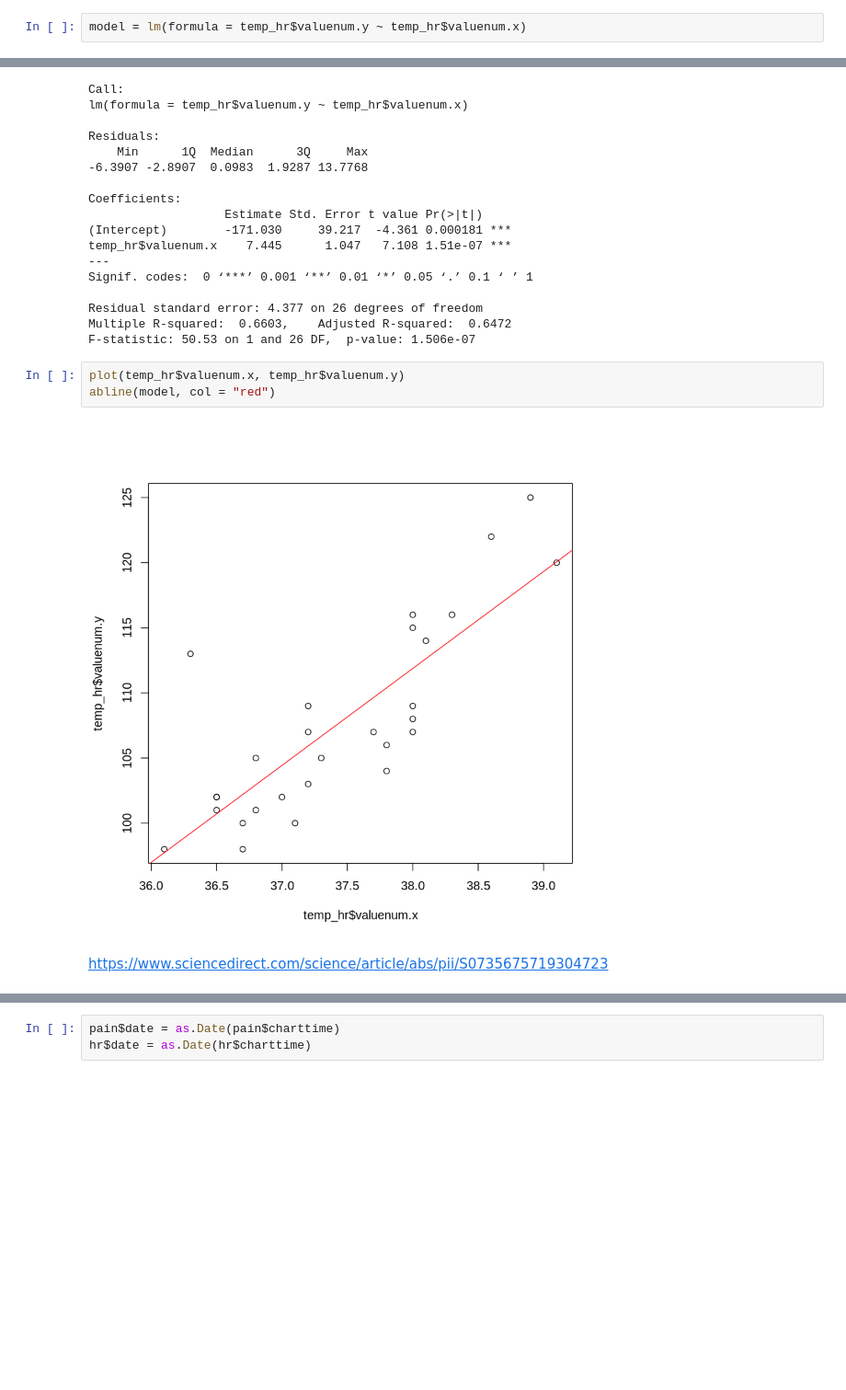
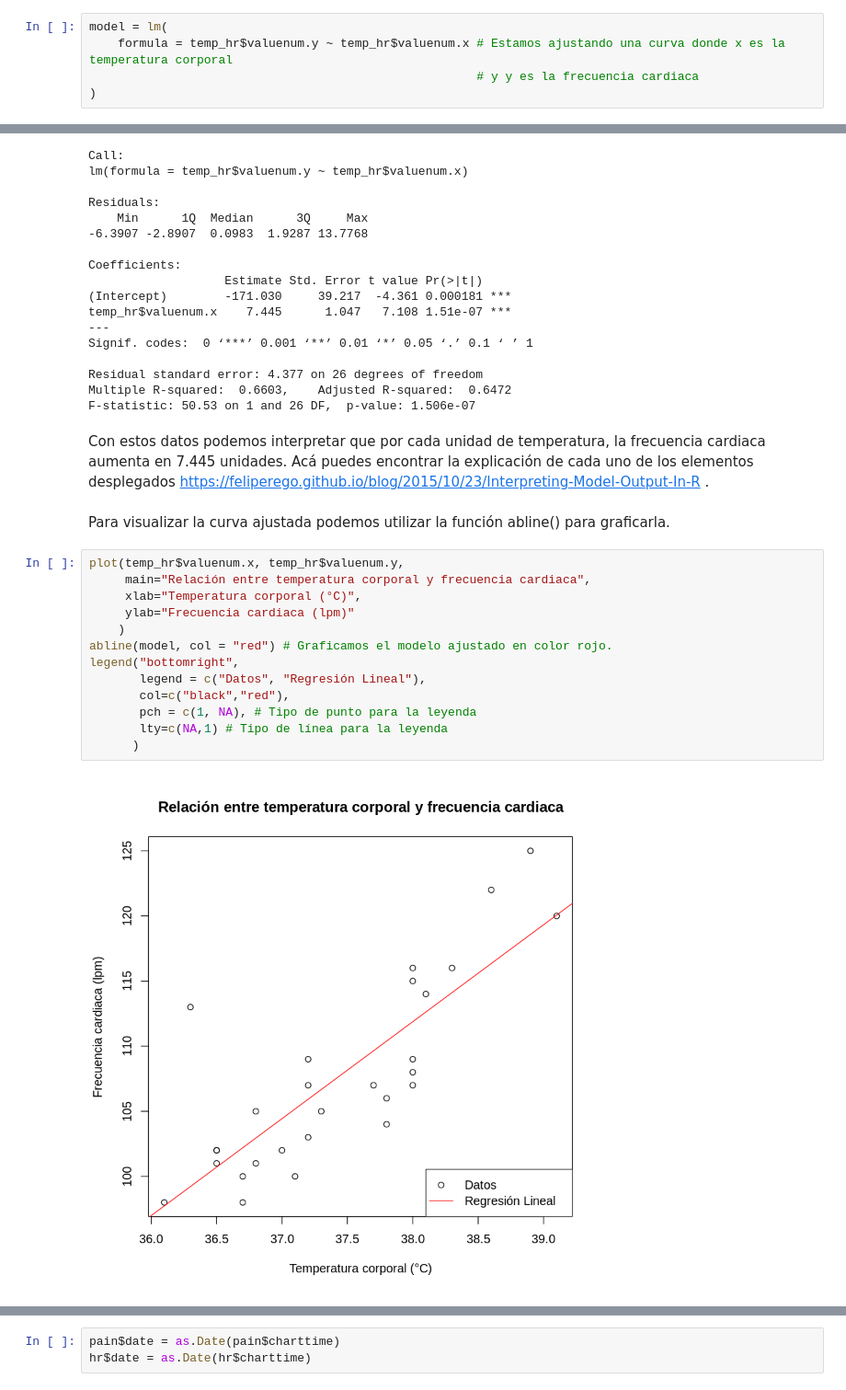
Before and after one commit to fvillena/matbio, a Jupyter notebook: 4-inference.ipynb, the cells around one changed output, grey strips where cells are left out. Shown at 92% size. Drawn from its saved outputs; the diff is of its cells as text; blank space fills up the shorter version.

```diff
--- a/4-inference.ipynb
+++ b/4-inference.ipynb
@@ -94,2 +115,5 @@ W = 0.9264, p-value = 0.05005
 # %%
-model = lm(formula = temp_hr$valuenum.y ~ temp_hr$valuenum.x)
+model = lm(
+    formula = temp_hr$valuenum.y ~ temp_hr$valuenum.x # Estamos ajustando una curva donde x es la temperatura corporal
+                                                      # y y es la frecuencia cardiaca
+)
@@ -113,10 +139,22 @@ Signif. codes:  0 ‘***’ 0.001 ‘**’ 0.01 ‘*’ 0.05 ‘.’ 0.1 ‘ ’
 Residual standard error: 4.377 on 26 degrees of freedom
 Multiple R-squared:  0.6603,    Adjusted R-squared:  0.6472
 F-statistic: 50.53 on 1 and 26 DF,  p-value: 1.506e-07
-# %%
-plot(temp_hr$valuenum.x, temp_hr$valuenum.y)
-abline(model, col = "red")
-# %% [output]
-[figure, removed]
-# %% [markdown]
-https://www.sciencedirect.com/science/article/abs/pii/S0735675719304723
+# %% [markdown]
+Con estos datos podemos interpretar que por cada unidad de temperatura, la frecuencia cardiaca aumenta en 7.445 unidades. Acá puedes encontrar la explicación de cada uno de los elementos desplegados https://feliperego.github.io/blog/2015/10/23/Interpreting-Model-Output-In-R .
+# %% [markdown]
+Para visualizar la curva ajustada podemos utilizar la función abline() para graficarla.
+# %%
+plot(temp_hr$valuenum.x, temp_hr$valuenum.y,
+     main="Relación entre temperatura corporal y frecuencia cardiaca",
+     xlab="Temperatura corporal (°C)",
+     ylab="Frecuencia cardiaca (lpm)"
+    )
+abline(model, col = "red") # Graficamos el modelo ajustado en color rojo.
+legend("bottomright",
+       legend = c("Datos", "Regresión Lineal"),
+       col=c("black","red"),
+       pch = c(1, NA), # Tipo de punto para la leyenda
+       lty=c(NA,1) # Tipo de línea para la leyenda
+      )
+# %% [output]
+[figure, added]
```
Also changed, not shown: parts of 57 cells of this notebook.
